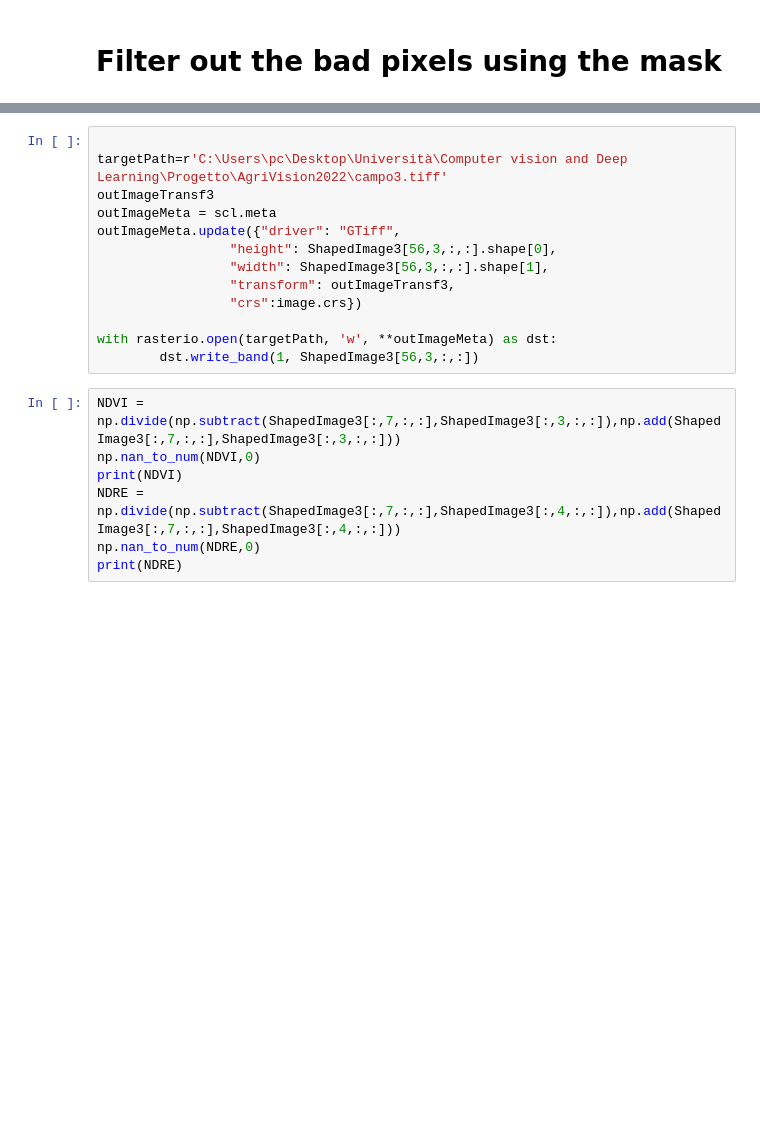
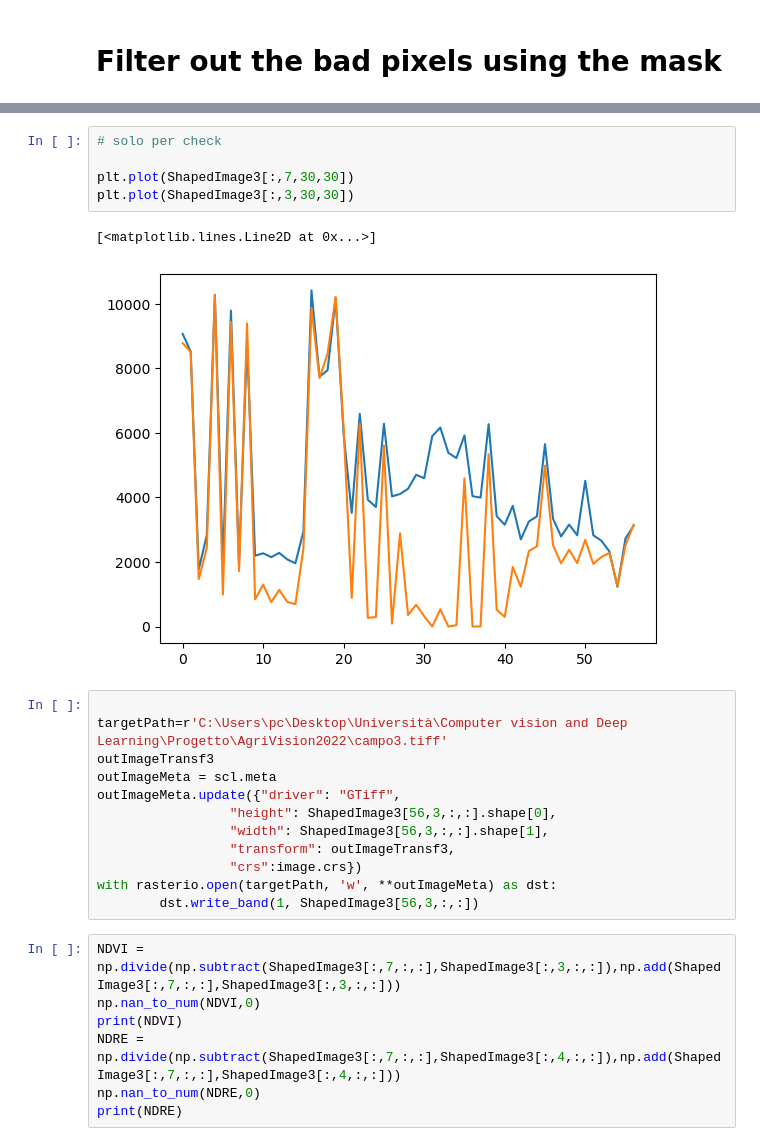
Before and after one commit to Simone-Scalella/AgriVision2022, a Jupyter notebook: simoGeo.ipynb, the cells around one changed output, grey strips where cells are left out. Cells and saved outputs as stored; diff of their text form; blank space fills up the shorter version.

```diff
--- a/simoGeo.ipynb
+++ b/simoGeo.ipynb
@@ -178,6 +187,14 @@ for i in range(0,totalDays):
 # %% [output]
 (57, 12, 56, 72)
 (57, 56, 72)
+# %%
+# solo per check
+
+plt.plot(ShapedImage3[:,7,30,30])
+plt.plot(ShapedImage3[:,3,30,30])
+# %% [output]
+[<matplotlib.lines.Line2D at 0x...>]
+[figure, added]
 # %%
 
 targetPath=r'C:\Users\pc\Desktop\Università\Computer vision and Deep Learning\Progetto\AgriVision2022\campo3.tiff'
@@ -188,7 +205,6 @@ outImageMeta.update({"driver": "GTiff",
                  "width": ShapedImage3[56,3,:,:].shape[1],
                  "transform": outImageTransf3,
                  "crs":image.crs})
-
 with rasterio.open(targetPath, 'w', **outImageMeta) as dst:
         dst.write_band(1, ShapedImage3[56,3,:,:])
 # %%
```
Also changed, not shown: parts of 3 cells of this notebook, 6 other files.
